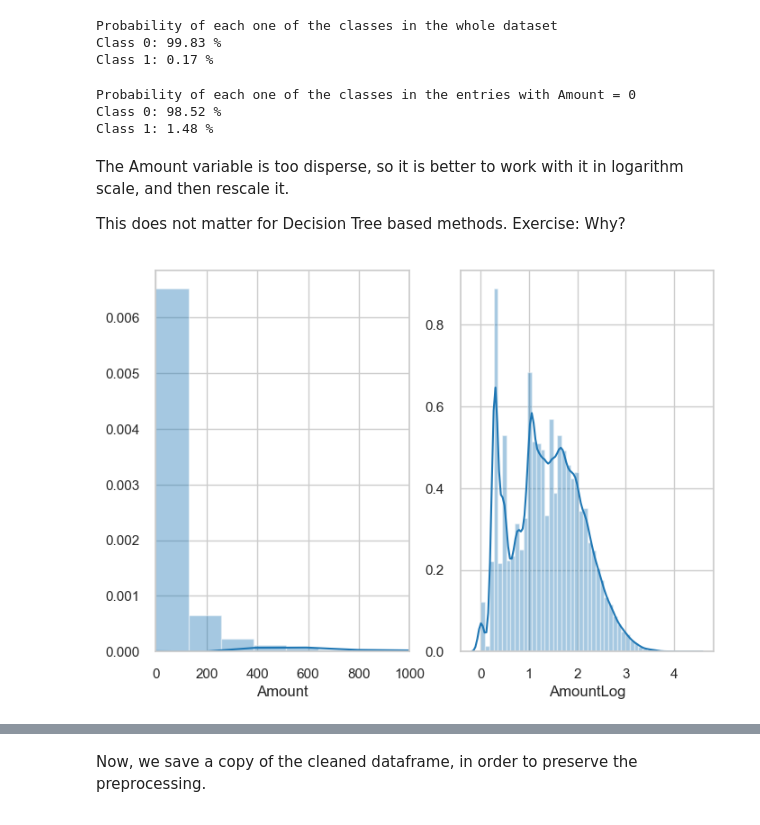
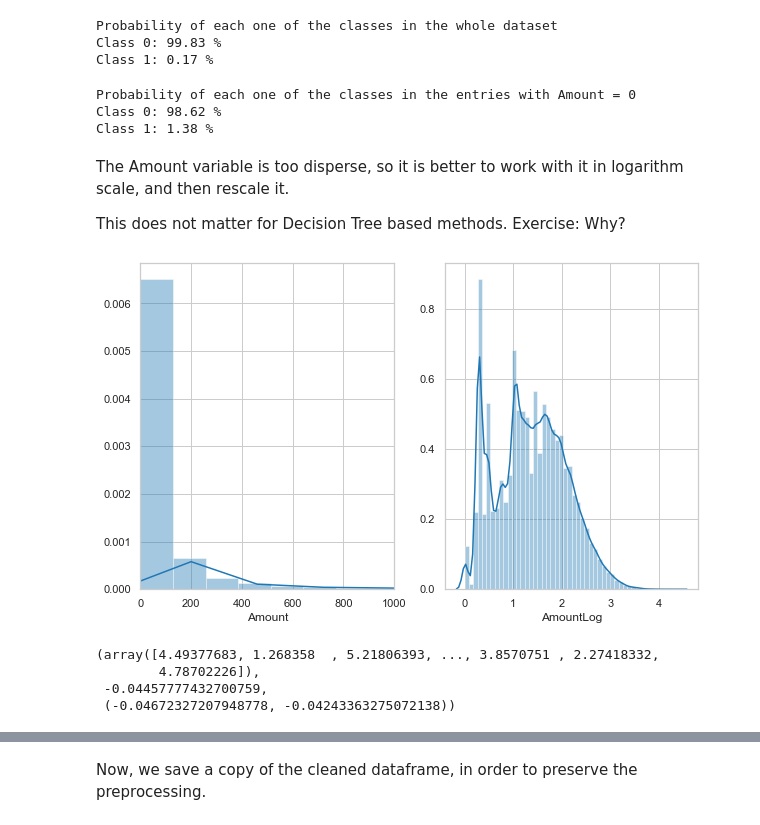
Before and after one commit to davidggphy/modelling_week_2019, a Jupyter notebook: notebooks/EDA.ipynb, the cells around one changed output, grey strips where cells are left out. Cells and saved outputs as stored; diff of their text form; code cells hidden in the pictures.

```diff
--- a/notebooks/EDA.ipynb
+++ b/notebooks/EDA.ipynb
@@ -63,7 +63,7 @@ Total number of days: 1.9999074074074075
 # %% [markdown]
 We can perform some feature engineering based on the Time variable
 # %%
-df['TimeScaled'] = df.Time/60/60/48
+df['TimeScaled'] = df.Time/60/60/24/2
 df['TimeSin'] = np.sin(2*np.pi*df.Time/60/60/24)
 df['TimeCos'] = np.cos(2*np.pi*df.Time/60/60/24)
 df.drop(columns='Time',inplace=True)
@@ -88,20 +88,28 @@ for i, prob in enumerate(df[df.Amount==0].Class.value_counts(normalize=True)):
     print('Class {}: {:.2f} %'.format(i,prob*100))
 # %% [output]
 Probability of each one of the classes in the entries with Amount = 0
-Class 0: 98.52 %
-Class 1: 1.48 %
+Class 0: 98.62 %
+Class 1: 1.38 %
 # %% [markdown]
 The Amount variable is too disperse, so it is better to work with it in logarithm scale, and then rescale it.
 
 This does not matter for Decision Tree based methods. Exercise: Why?
 # %%
+plt.figure(figsize=(10,6))
 df['AmountLog'] = np.log10(1.+df.Amount)
 plt.subplot(121)
 sns.distplot(df.Amount,bins=200)
 plt.xlim((0,1000))
 plt.subplot(122)
 sns.distplot(df.AmountLog)
-df.drop(columns='Amount',inplace=True)
+# df.drop(columns='Amount',inplace=True)
 plt.show()
 # %% [output]
-[figure, old version]
+[figure, new version]
+# %%
+scipy.stats.boxcox(1+df.Amount,lmbda=None,alpha=0.05)
+# %% [output]
+(array([4.49377683, 1.268358  , 5.21806393, ..., 3.8570751 , 2.27418332,
+        4.78702226]),
+ -0.04457777432700759,
+ (-0.04672327207948778, -0.04243363275072138))
```
Also changed, not shown: parts of 8 cells of this notebook.
